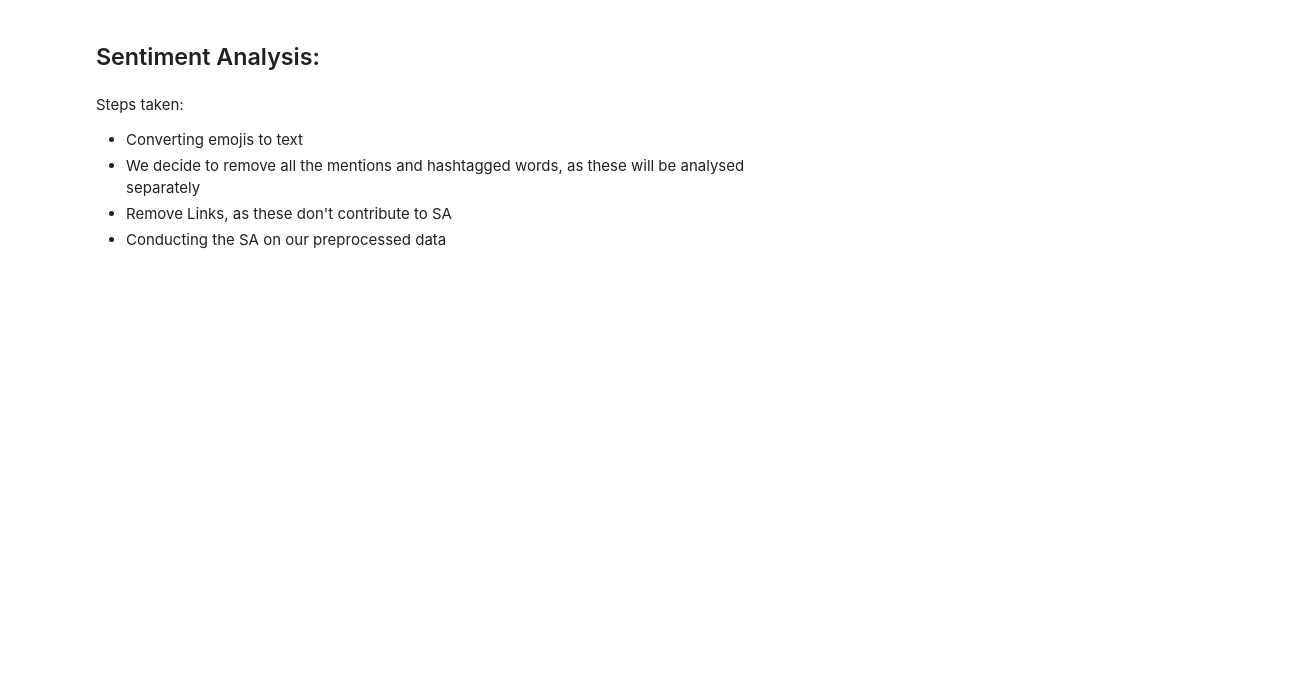
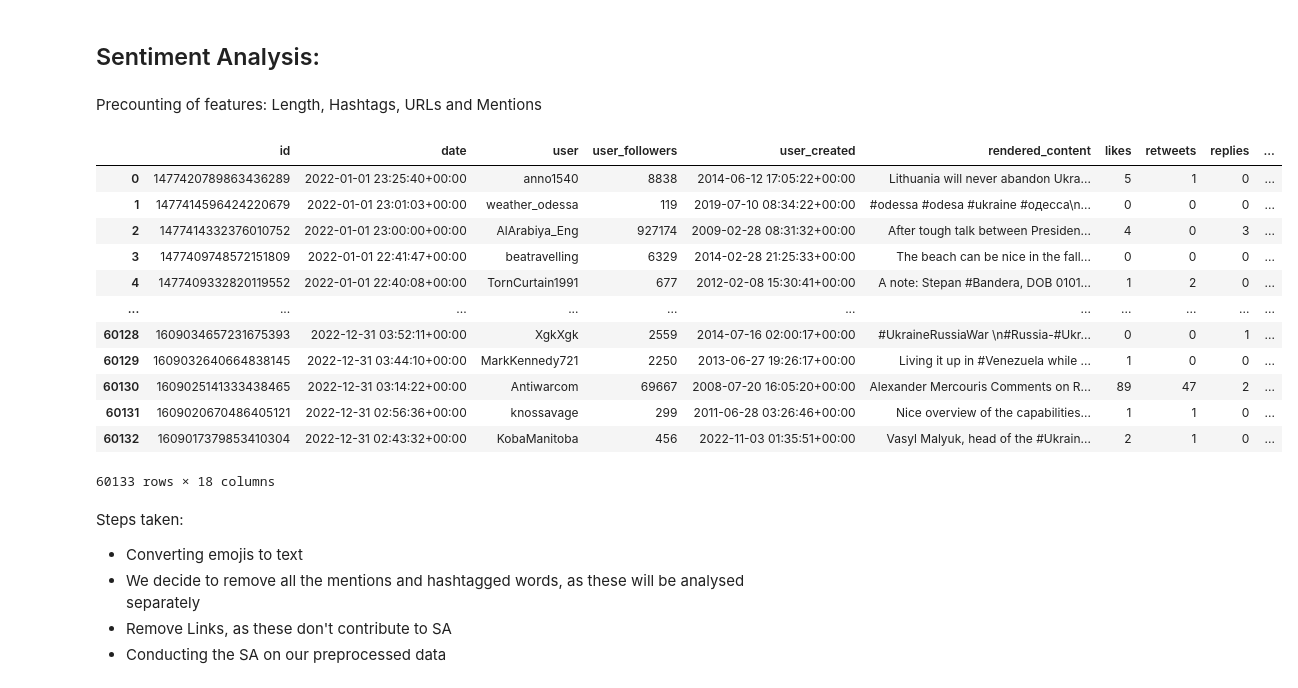
Before and after one commit to lifeonthefence/text-success, a Jupyter notebook: Project Code/Feature Extraction and Processing.ipynb, the cells around one changed output. Drawn from its saved outputs; the diff is of its cells as text; code cells hidden in the pictures; blank space fills up the shorter version.

```diff
--- a/Project Code/Feature Extraction and Processing.ipynb
+++ b/Project Code/Feature Extraction and Processing.ipynb
@@ -26,5 +26,31 @@ df = pd.read_csv("/Users/harveymiller/Documents/GitHub/text-success/Data/Ukraine
 # %% [markdown]
 ## Sentiment Analysis:
+# %% [markdown]
+Precounting of features: Length, Hashtags, URLs and Mentions
+# %%
+df['tweet_length'] = df['rendered_content'].apply(len)
+# %%
+df['num_mentions'] = df['rendered_content'].apply(lambda x: x.count('@'))
+# %%
+df['num_hashtags'] = df['rendered_content'].apply(lambda x: x.count('#'))
+# %%
+df['num_urls'] = df['rendered_content'].apply(lambda x: x.count('https'))
+# %%
+df
+# %% [output]
+|  | id | date | user | user_followers | user_created | rendered_content | likes | retweets | replies | ... |
+| 0 | 1477420789863436289 | 2022-01-01 23:25:40+00:00 | anno1540 | 8838 | 2014-06-12 17:05:22+00:00 | Lithuania will never abandon Ukra... | 5 | 1 | 0 | ... |
+| 1 | 1477414596424220679 | 2022-01-01 23:01:03+00:00 | weather_odessa | 119 | 2019-07-10 08:34:22+00:00 | #odessa #odesa #ukraine #одесса\n... | 0 | 0 | 0 | ... |
+| 2 | 1477414332376010752 | 2022-01-01 23:00:00+00:00 | AlArabiya_Eng | 927174 | 2009-02-28 08:31:32+00:00 | After tough talk between Presiden... | 4 | 0 | 3 | ... |
+| 3 | 1477409748572151809 | 2022-01-01 22:41:47+00:00 | beatravelling | 6329 | 2014-02-28 21:25:33+00:00 | The beach can be nice in the fall... | 0 | 0 | 0 | ... |
+| 4 | 1477409332820119552 | 2022-01-01 22:40:08+00:00 | TornCurtain1991 | 677 | 2012-02-08 15:30:41+00:00 | A note: Stepan #Bandera, DOB 0101... | 1 | 2 | 0 | ... |
+| ... | ... | ... | ... | ... | ... | ... | ... | ... | ... | ... |
+| 60128 | 1609034657231675393 | 2022-12-31 03:52:11+00:00 | XgkXgk | 2559 | 2014-07-16 02:00:17+00:00 | #UkraineRussiaWar️ \n#Russia-#Ukr... | 0 | 0 | 1 | ... |
+| 60129 | 1609032640664838145 | 2022-12-31 03:44:10+00:00 | MarkKennedy721 | 2250 | 2013-06-27 19:26:17+00:00 | Living it up in #Venezuela while ... | 1 | 0 | 0 | ... |
+| 60130 | 1609025141333438465 | 2022-12-31 03:14:22+00:00 | Antiwarcom | 69667 | 2008-07-20 16:05:20+00:00 | Alexander Mercouris Comments on R... | 89 | 47 | 2 | ... |
+| 60131 | 1609020670486405121 | 2022-12-31 02:56:36+00:00 | knossavage | 299 | 2011-06-28 03:26:46+00:00 | Nice overview of the capabilities... | 1 | 1 | 0 | ... |
+| 60132 | 1609017379853410304 | 2022-12-31 02:43:32+00:00 | KobaManitoba | 456 | 2022-11-03 01:35:51+00:00 | Vasyl Malyuk, head of the #Ukrain... | 2 | 1 | 0 | ... |
+60133 rows × 18 columns
 # %% [markdown]
 Steps taken:
 - Converting emojis to text
```
Also changed, not shown: parts of 6 cells of this notebook.
